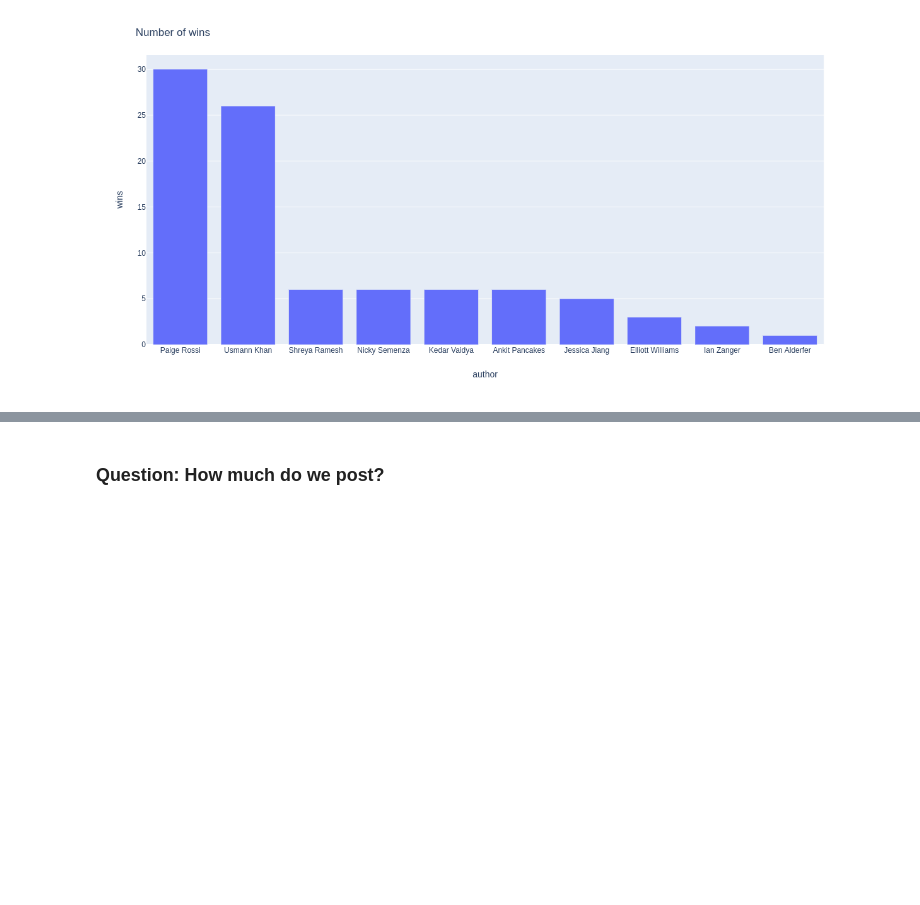
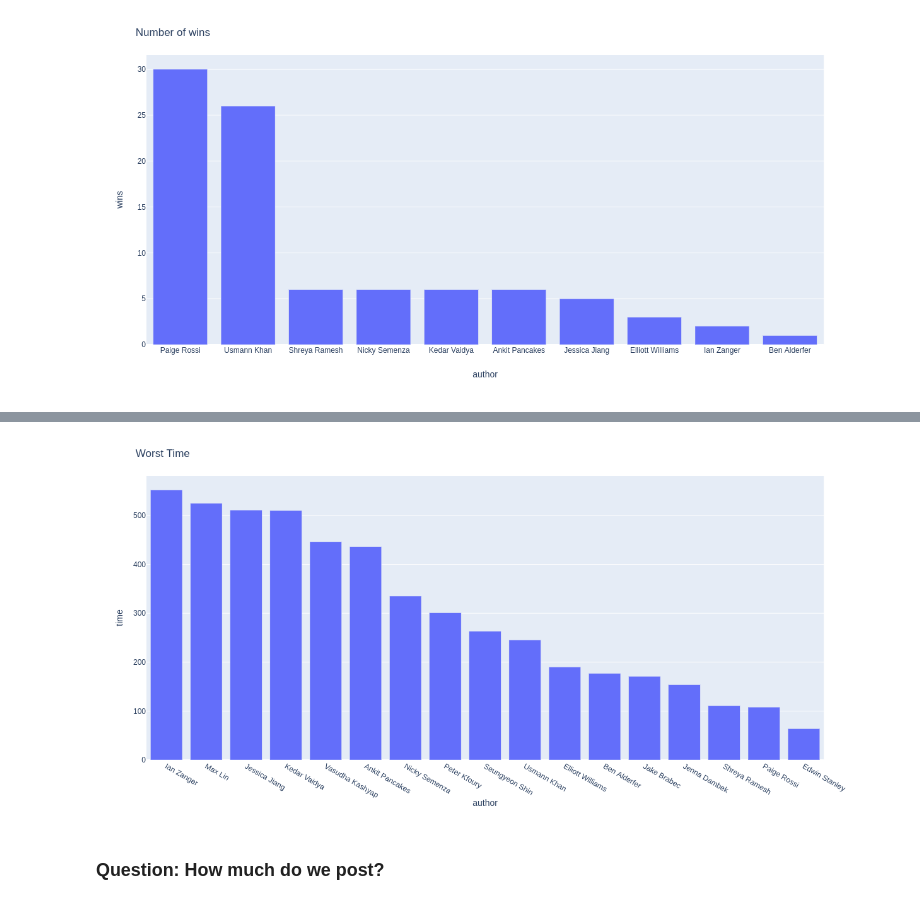
Before and after one commit to UsmannK/nyt-crossword-analysis, a Jupyter notebook: crossword_analysis.ipynb, the cells around one changed output, grey strips where cells are left out. Drawn from its saved outputs; the diff is of its cells as text; code cells hidden in the pictures; blank space fills up the shorter version.

```diff
--- a/crossword_analysis.ipynb
+++ b/crossword_analysis.ipynb
@@ -175,3 +192,7 @@ px.bar(wins, y='wins', x='author').update_xaxes(categoryorder='total descending'
+# %%
+px.bar(worst_time, y='time', x='author').update_xaxes(categoryorder='total descending').update_layout(title='Worst Time')
+# %% [output]
+[figure, added]
 # %% [markdown]
 ### Question: How much do we post?
 # %%
```
Also changed, not shown: parts of 3 cells of this notebook, 1 other file.
